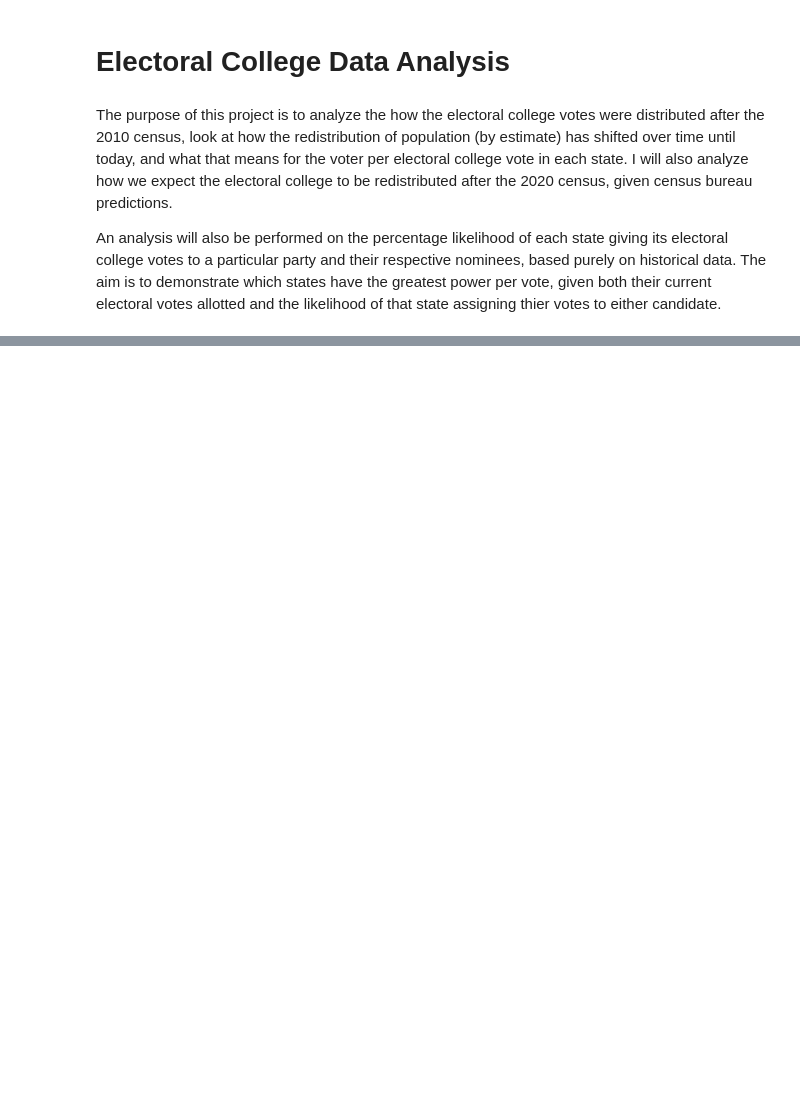
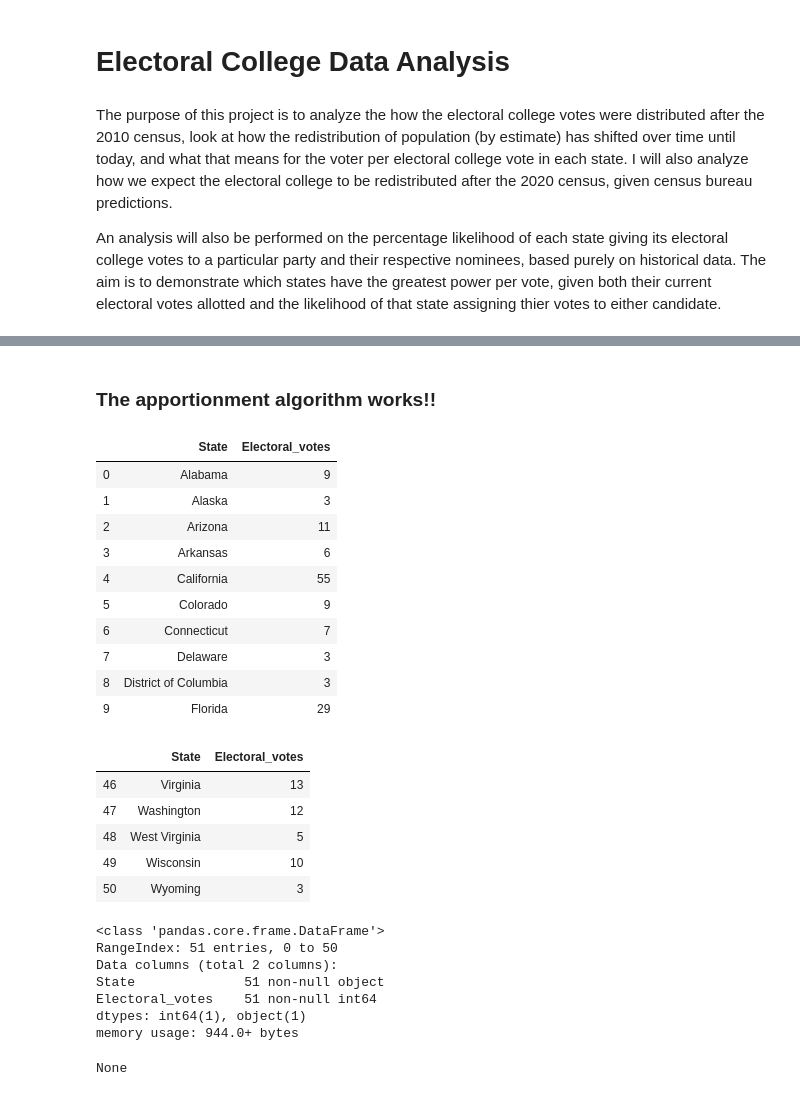
Before and after one commit to zapatos24/The_Electoral_College-Today_and_Tomorrow, a Jupyter notebook: electoral_college_data_map_analysis.ipynb, the cells around one changed output, grey strips where cells are left out. Saved outputs shown, nothing was run; the diff lists cells and outputs as text; code cells hidden in the pictures; blank space fills up the shorter version.

```diff
--- a/electoral_college_data_map_analysis.ipynb
+++ b/electoral_college_data_map_analysis.ipynb
@@ -94,0 +372,42 @@ for state in apportioned_dict.keys():
+# %% [markdown]
+### The apportionment algorithm works!!
+# %%
+electoral_votes = census_apportionment.reset_index()
+electoral_votes = electoral_votes.append(pd.Series({'State':'District of Columbia',
+                                                    'House_seats': 1}), ignore_index=True)
+electoral_votes['Electoral_votes'] = electoral_votes.House_seats.apply(lambda x: x+2)
+electoral_votes.drop('House_seats', axis=1, inplace=True)
+
+electoral_votes = electoral_votes.sort_values('State').reset_index(drop=True)
+
+display(electoral_votes.head())
+display(electoral_votes.tail())
+display(electoral_votes.info())
+
+electoral_votes.to_csv('cleaned_electoral_votes_2010.csv', index=False)
+# %% [output]
+|  | State | Electoral_votes |
+| 0 | Alabama | 9 |
+| 1 | Alaska | 3 |
+| 2 | Arizona | 11 |
+| 3 | Arkansas | 6 |
+| 4 | California | 55 |
+| 5 | Colorado | 9 |
+| 6 | Connecticut | 7 |
+| 7 | Delaware | 3 |
+| 8 | District of Columbia | 3 |
+| 9 | Florida | 29 |
+|  | State | Electoral_votes |
+| 46 | Virginia | 13 |
+| 47 | Washington | 12 |
+| 48 | West Virginia | 5 |
+| 49 | Wisconsin | 10 |
+| 50 | Wyoming | 3 |
+<class 'pandas.core.frame.DataFrame'>
+RangeIndex: 51 entries, 0 to 50
+Data columns (total 2 columns):
+State              51 non-null object
+Electoral_votes    51 non-null int64
+dtypes: int64(1), object(1)
+memory usage: 944.0+ bytes
+None
```
Also changed, not shown: parts of 28 cells of this notebook.
